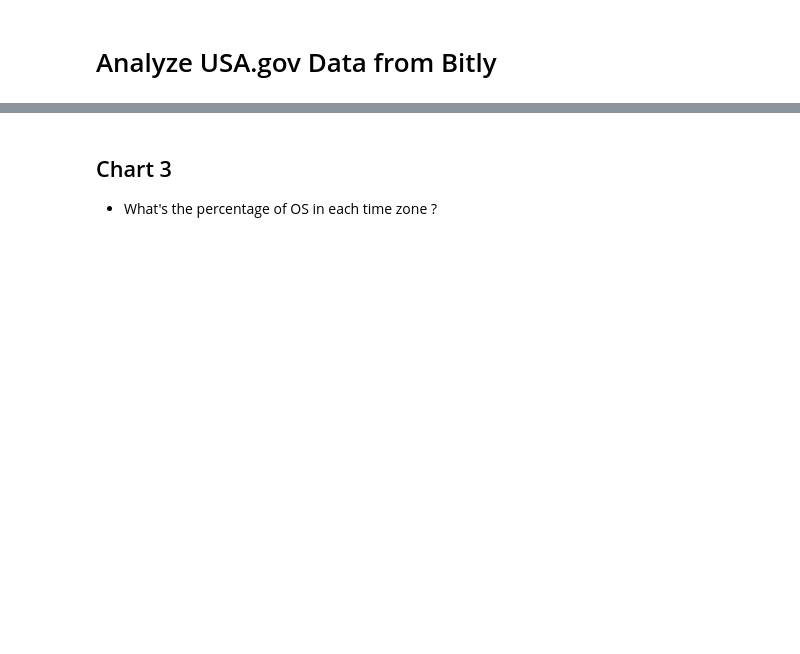
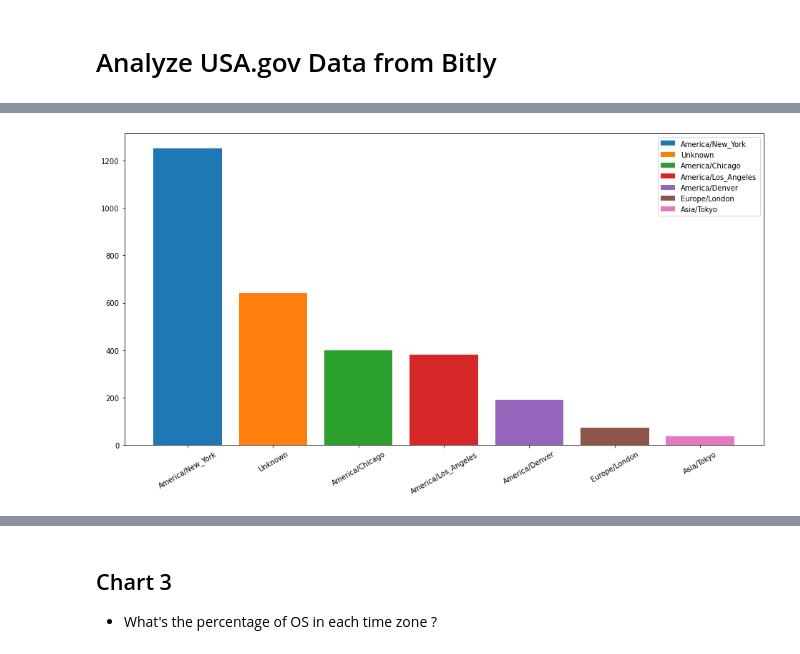
Before and after one commit to OmarInCS/data-analysis-visulization-python, a Jupyter notebook: week2/day5/lesson-8-usagov-example.ipynb, the cells around one changed output, grey strips where cells are left out. Saved outputs shown, nothing was run; the diff lists cells and outputs as text; code cells hidden in the pictures; blank space fills up the shorter version.

```diff
--- a/week2/day5/lesson-8-usagov-example.ipynb
+++ b/week2/day5/lesson-8-usagov-example.ipynb
@@ -5,2 +9,4 @@
 # %%
 # read data from 'bitly_usagov.txt' file
+data = pd.read_json("bitly_usagov.txt", lines=True)
+data.head()
@@ -12,2 +28,4 @@
 # %%
 # check if values of empty string exist in 'tz' column
+mask = data["tz"] == ""
+data.loc[mask, "tz"].size
@@ -14,2 +34,4 @@
 # %%
 # replace nulls and empty strings with 'Unknown' in 'tz' column
+data["tz"] = data["tz"].fillna("Unknown")
+data.loc[mask, "tz"] = "Unknown"
@@ -16,2 +46,4 @@
 # %%
 # count the occurances of each value in 'tz' column
+tz_counts = data["tz"].value_counts().head(7)
+tz_counts
@@ -22,2 +61,18 @@
+# %%
+# display a simmilar chart using matplotlib
+fig = plt.figure(figsize=(16, 8))
+axes = fig.add_subplot(1, 1, 1)
+
+for i in range(7):
+    axes.bar(i, tz_counts.iloc[i], label=tz_counts.index[i])
+
+axes.set_xticks(list(range(7)))
+axes.set_xticklabels(tz_counts.index)
+
+plt.xticks(rotation=30)
+plt.legend()
+plt.show()
+# %% [output]
+[figure, added]
 # %% [markdown]
 ![](timezone_freq_h.png)
```
Also changed, not shown: parts of 23 cells of this notebook, 7 other files.
